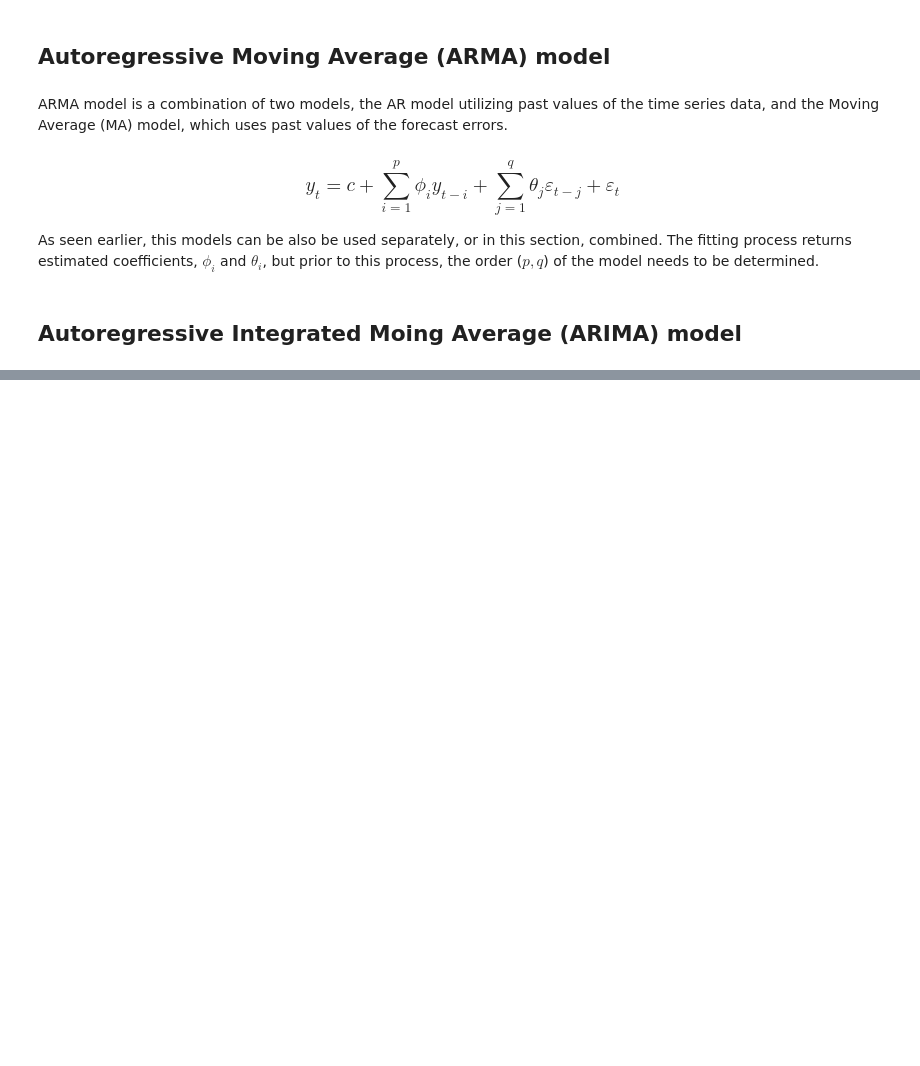
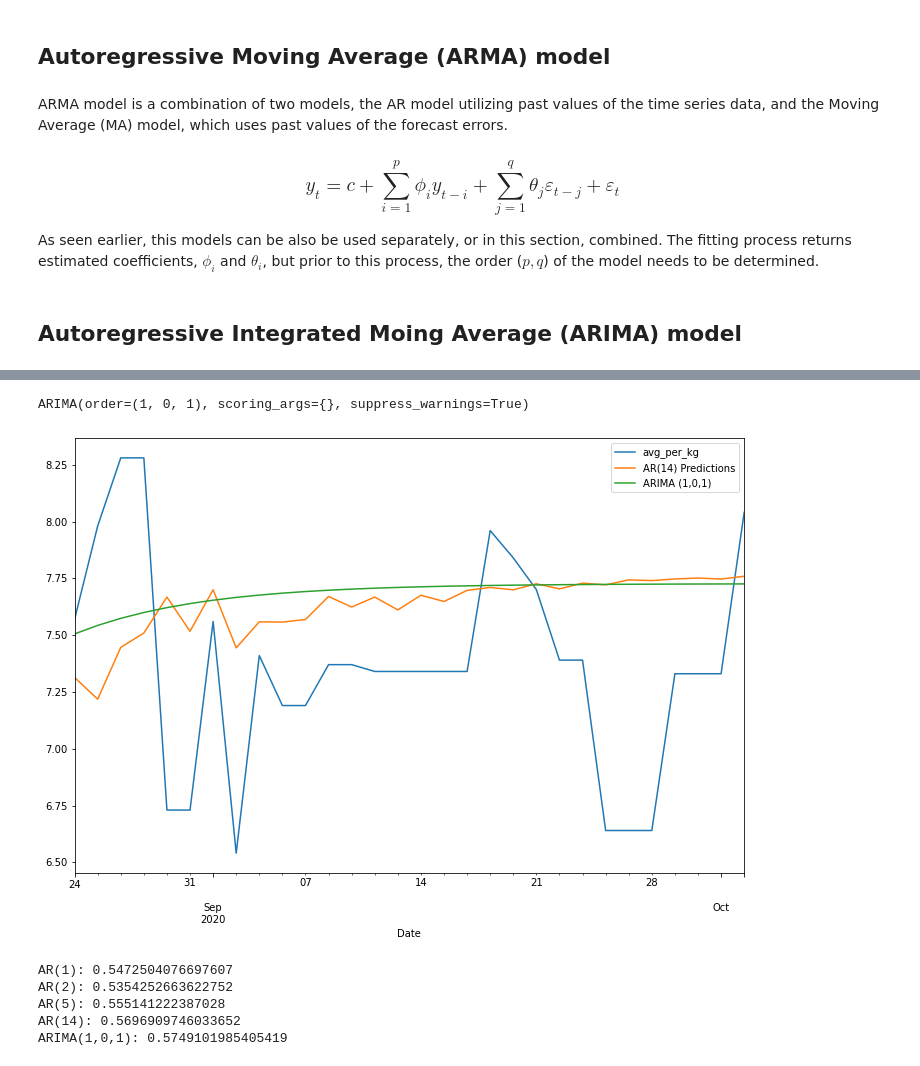
Before and after one commit to scmosoeu/fresh_produce, a Jupyter notebook: forecasting/notebooks/general_forecasting.ipynb, the cells around one changed output, grey strips where cells are left out. Saved outputs shown, nothing was run; the diff lists cells and outputs as text; code cells hidden in the pictures; blank space fills up the shorter version.

```diff
--- a/forecasting/notebooks/general_forecasting.ipynb
+++ b/forecasting/notebooks/general_forecasting.ipynb
@@ -497,0 +478,3 @@ Warnings:
+# %%
+model = auto_arima(train_data['avg_per_kg'],error_action='ignore', suppress_warnings=True, start_p=0, start_q=0,
+                          max_p=6, max_q=3)
@@ -497,0 +503,25 @@ Warnings:
+# %%
+model.fit(train_data['avg_per_kg'])
+# %% [output]
+ARIMA(order=(1, 0, 1), scoring_args={}, suppress_warnings=True)
+# %%
+predictions = model.predict(n_periods=len(test_data))
+# %%
+predictions = pd.Series(predictions, index=test_data.index)
+# %%
+test_data['avg_per_kg'].plot(legend=True)
+predictions7.plot(legend=True)
+predictions.plot(legend=True, label="ARIMA (1,0,1)");
+# %% [output]
+[figure, added]
+# %%
+for forecast, model in zip(
+        [predictions1, predictions2, predictions5, predictions7, predictions],
+        ['AR(1)', 'AR(2)', 'AR(5)', 'AR(14)', 'ARIMA(1,0,1)']):
+    print(f'{model}: {rmse(test_data["avg_per_kg"], forecast)}')
+# %% [output]
+AR(1): 0.5472504076697607
+AR(2): 0.5354252663622752
+AR(5): 0.555141222387028
+AR(14): 0.5696909746033652
+ARIMA(1,0,1): 0.5749101985405419
```
Also changed, not shown: parts of 3 cells of this notebook, 3 other files.
